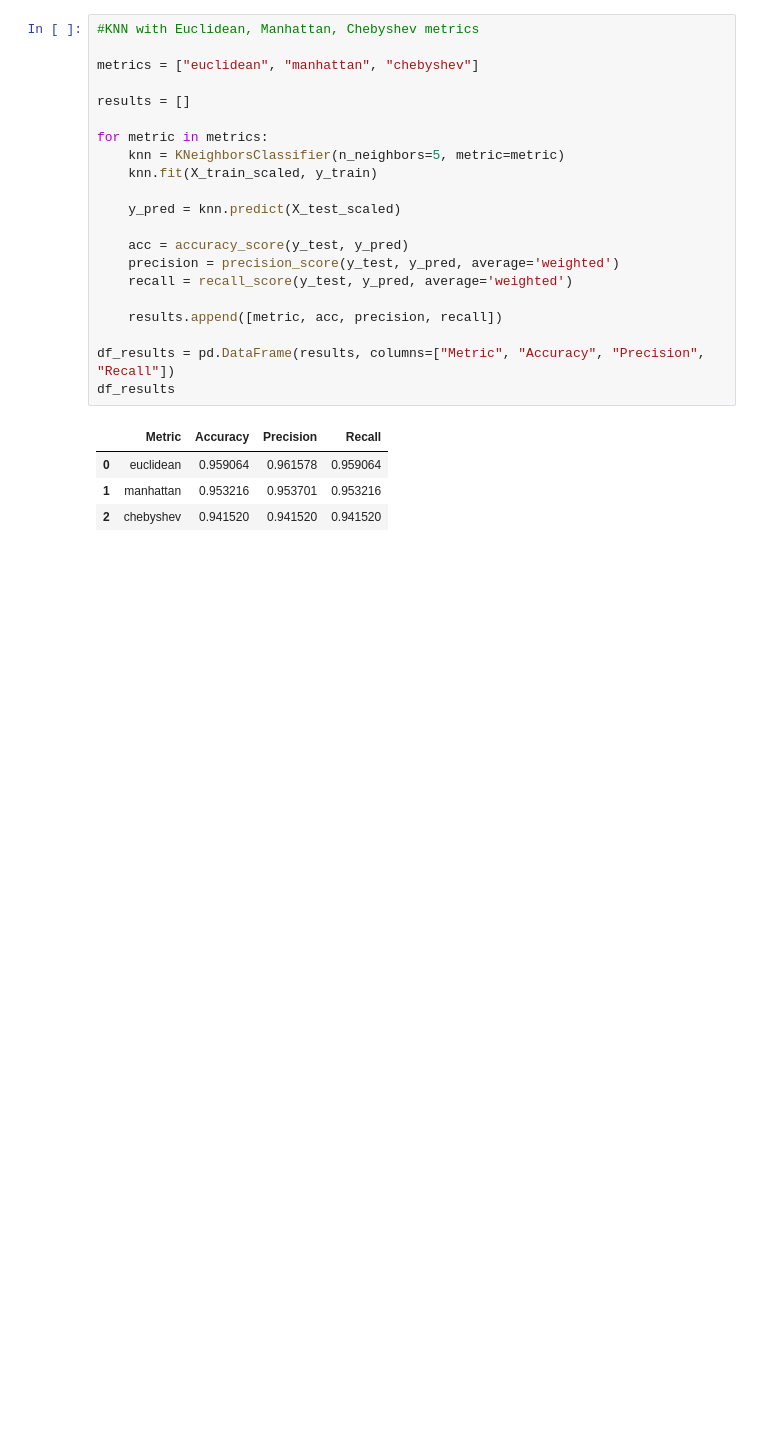
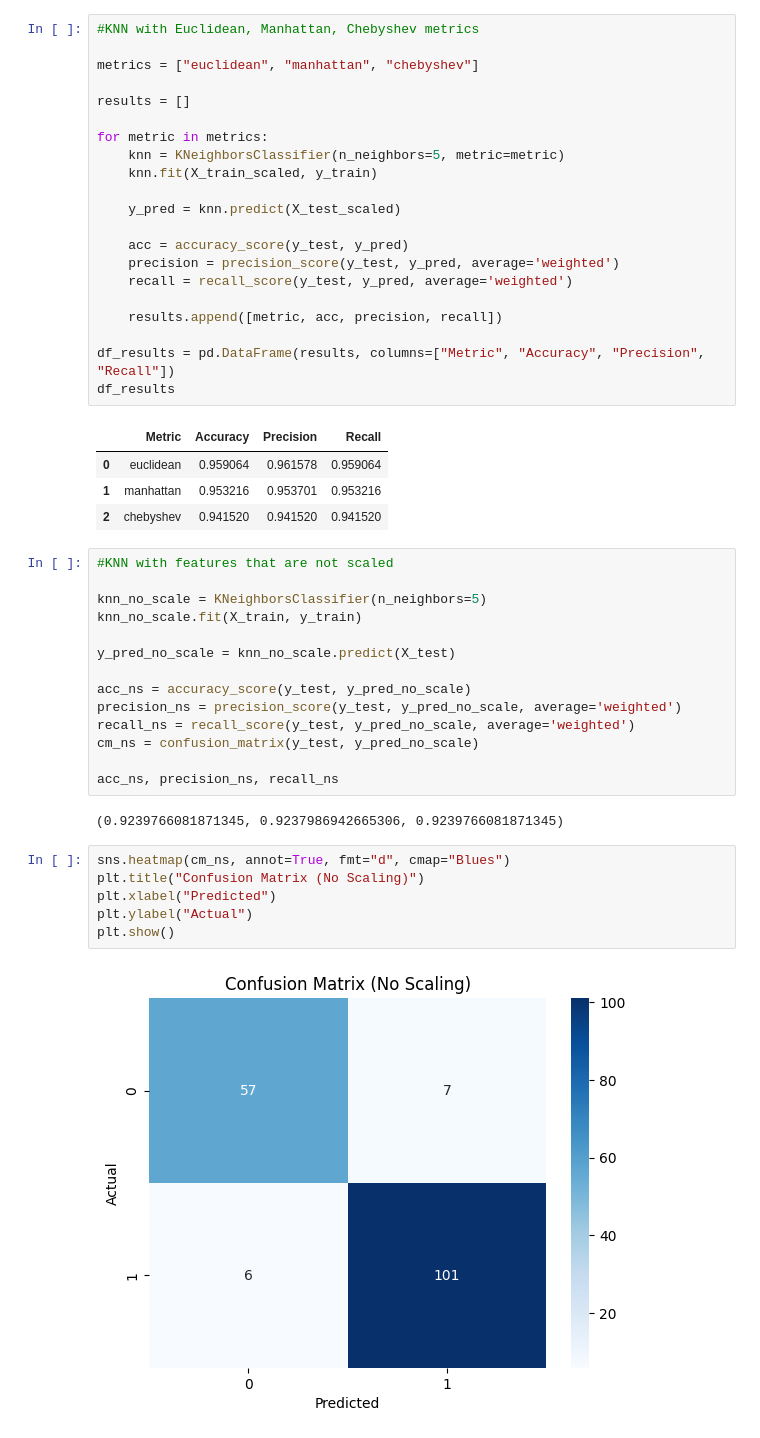
Before and after one commit to melissaviolet/Skill_growth_ds, a Jupyter notebook: Lab 4 - KNN and Naive Bayes.ipynb, the cells around one changed output. Drawn from its saved outputs; the diff is of its cells as text; blank space fills up the shorter version.

```diff
--- a/Lab 4 - KNN and Naive Bayes.ipynb
+++ b/Lab 4 - KNN and Naive Bayes.ipynb
@@ -275,3 +275,27 @@ df_results
 | 0 | euclidean | 0.959064 | 0.961578 | 0.959064 |
 | 1 | manhattan | 0.953216 | 0.953701 | 0.953216 |
 | 2 | chebyshev | 0.941520 | 0.941520 | 0.941520 |
+# %%
+#KNN with features that are not scaled
+
+knn_no_scale = KNeighborsClassifier(n_neighbors=5)
+knn_no_scale.fit(X_train, y_train)
+
+y_pred_no_scale = knn_no_scale.predict(X_test)
+
+acc_ns = accuracy_score(y_test, y_pred_no_scale)
+precision_ns = precision_score(y_test, y_pred_no_scale, average='weighted')
+recall_ns = recall_score(y_test, y_pred_no_scale, average='weighted')
+cm_ns = confusion_matrix(y_test, y_pred_no_scale)
+
+acc_ns, precision_ns, recall_ns
+# %% [output]
+(0.9239766081871345, 0.9237986942665306, 0.9239766081871345)
+# %%
+sns.heatmap(cm_ns, annot=True, fmt="d", cmap="Blues")
+plt.title("Confusion Matrix (No Scaling)")
+plt.xlabel("Predicted")
+plt.ylabel("Actual")
+plt.show()
+# %% [output]
+[figure, added]
```
Also changed, not shown: parts of 2 cells of this notebook.
